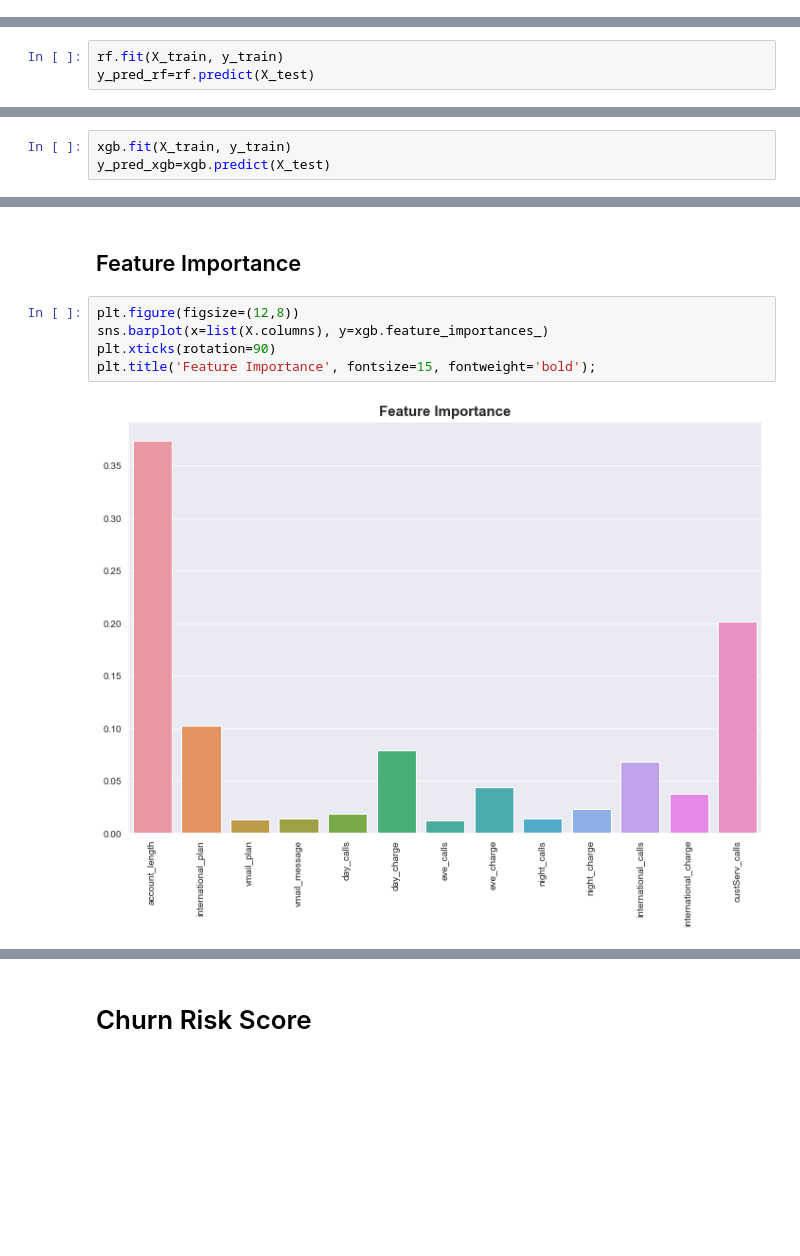
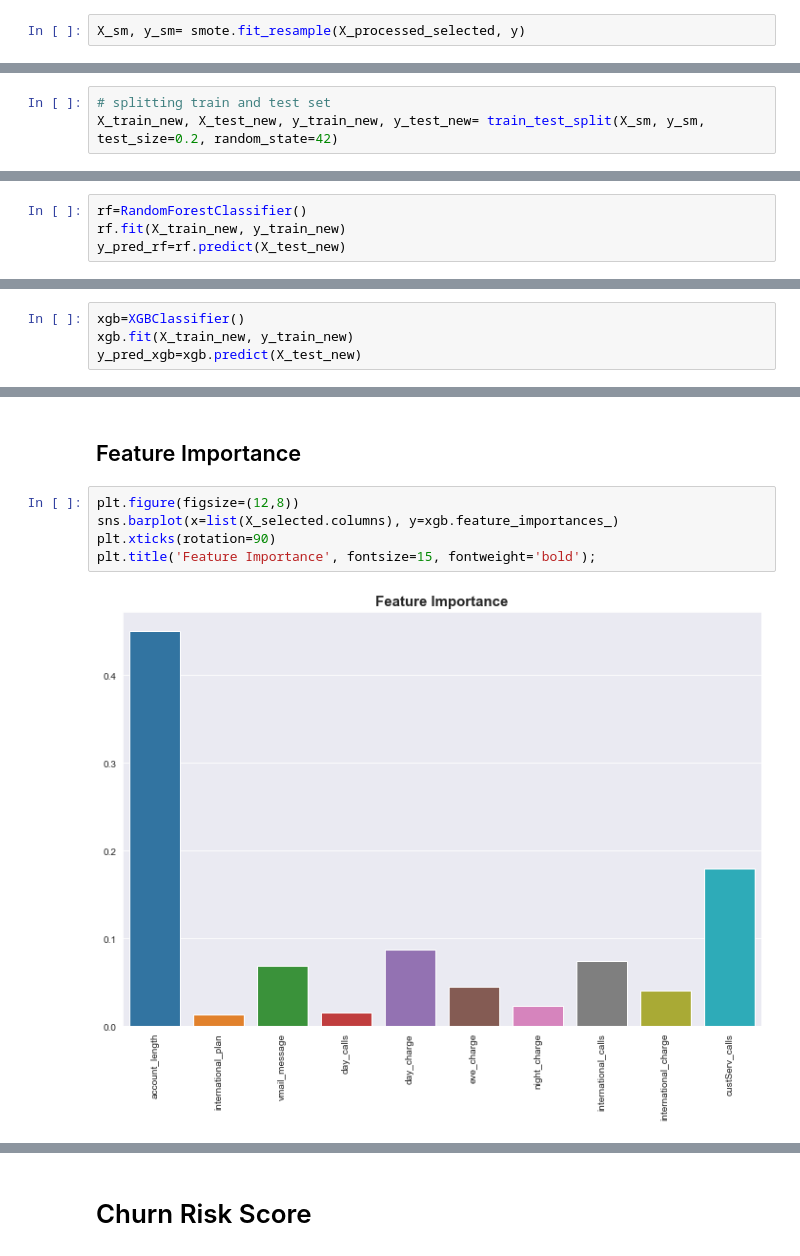
Before and after one commit to mdushetwar/Customer_Churn, a Jupyter notebook: PRCL-0017-Customer_Churn.ipynb, the cells around one changed output, grey strips where cells are left out. Drawn from its saved outputs; the diff is of its cells as text; blank space fills up the shorter version.

```diff
--- a/PRCL-0017-Customer_Churn.ipynb
+++ b/PRCL-0017-Customer_Churn.ipynb
@@ -671,0 +678,2 @@ These two models, XGBoost and Random Forest, stand out as top performers and are
+# %%
+X_sm, y_sm= smote.fit_resample(X_processed_selected, y)
@@ -672,3 +686,6 @@ These two models, XGBoost and Random Forest, stand out as top performers and are
+# %%
+# splitting train and test set
+X_train_new, X_test_new, y_train_new, y_test_new= train_test_split(X_sm, y_sm, test_size=0.2, random_state=42)
 # %% [markdown]
 ## Performance evaluation on Test set
 # %%
@@ -676,6 +693,7 @@ from BrainBay import check_tradeoffs, opt_threshold
 # %% [markdown]
 ### Random Forest
 # %%
-rf.fit(X_train, y_train)
-y_pred_rf=rf.predict(X_test)
+rf=RandomForestClassifier()
+rf.fit(X_train_new, y_train_new)
+y_pred_rf=rf.predict(X_test_new)
 # %%
@@ -738,6 +756,7 @@ Confusion matrix
 # %% [markdown]
 ### XGBoost
 # %%
-xgb.fit(X_train, y_train)
-y_pred_xgb=xgb.predict(X_test)
+xgb=XGBClassifier()
+xgb.fit(X_train_new, y_train_new)
+y_pred_xgb=xgb.predict(X_test_new)
 # %%
@@ -817,11 +836,11 @@ Confusion matrix
 ## Feature Importance
 # %%
 plt.figure(figsize=(12,8))
-sns.barplot(x=list(X.columns), y=xgb.feature_importances_)
+sns.barplot(x=list(X_selected.columns), y=xgb.feature_importances_)
 plt.xticks(rotation=90)
 plt.title('Feature Importance', fontsize=15, fontweight='bold');
 # %% [output]
-[figure, old version]
+[figure, new version]
 # %% [markdown]
 <p style='font-size:1.4em; color:tomato'>Here are the top 5 influencing factors:</p>
 
```
Also changed, not shown: parts of 68 cells of this notebook.
